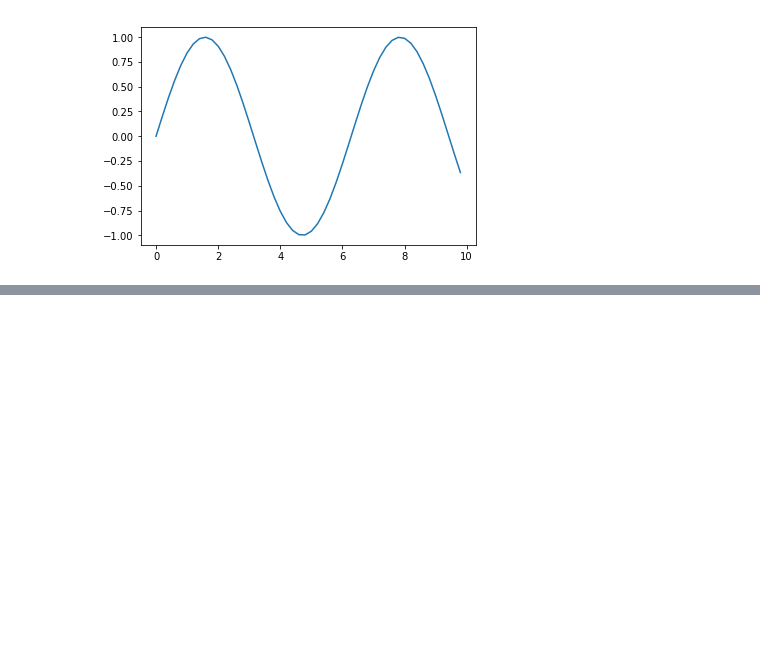
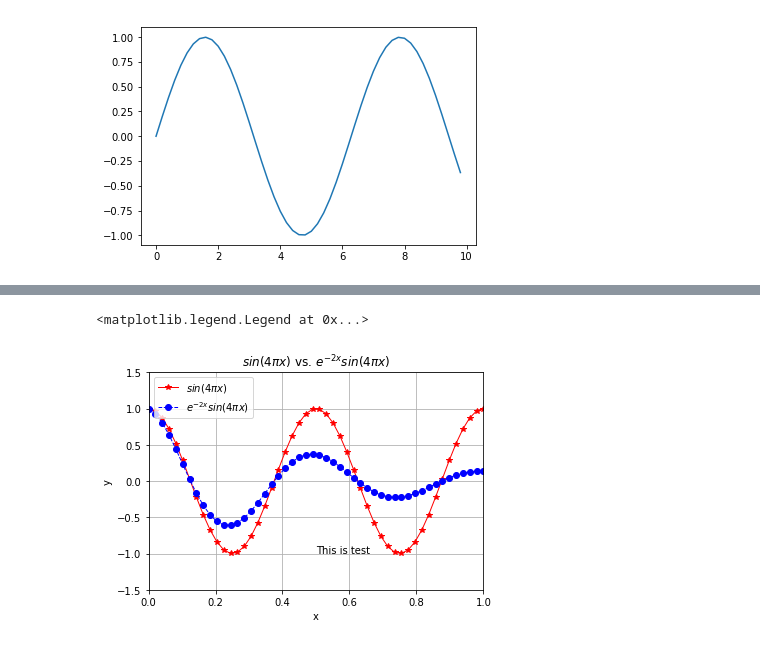
Before and after one commit to jhkim06/TFS, a Jupyter notebook: Tutorials/matplotlib_note/Matplotlib note.ipynb, the cells around one changed output, grey strips where cells are left out. Cells and saved outputs as stored; diff of their text form; code cells hidden in the pictures; blank space fills up the shorter version.

```diff
--- a/Tutorials/matplotlib_note/Matplotlib note.ipynb
+++ b/Tutorials/matplotlib_note/Matplotlib note.ipynb
@@ -52,0 +55,25 @@ plt.show()               # jupyter-note를 사용하는 경우 불필요
+# %%
+import matplotlib.pyplot as plt
+import numpy as np
+
+x = np.linspace(0,1,50)
+
+y1 = np.cos(4*np.pi*x)
+y2 = np.cos(4*np.pi*x)*np.exp(-2*x)
+
+fig, axes = plt.subplots()
+
+axes.plot(x,y1,'r-*', label=r'$sin(4 \pi x)$',lw=1)
+axes.plot(x,y2,'b--o',label=r'$ e^{-2x} sin(4\pi x) $',lw=1)
+axes.set_title(r'$sin(4 \pi x)$ vs. $ e^{-2x} sin(4\pi x)$')
+axes.set_xlabel('x')
+axes.set_ylabel('y')
+
+axes.text(0.5, -1.0, "This is test")
+axes.axis([0,1,-1.5,1.5])
+axes.grid(True)
+axes.legend(loc='upper left')
+#axes.tight_layout()
+# %% [output]
+<matplotlib.legend.Legend at 0x...>
+[figure, added]
```
Also changed, not shown: parts of 3 cells of this notebook.
